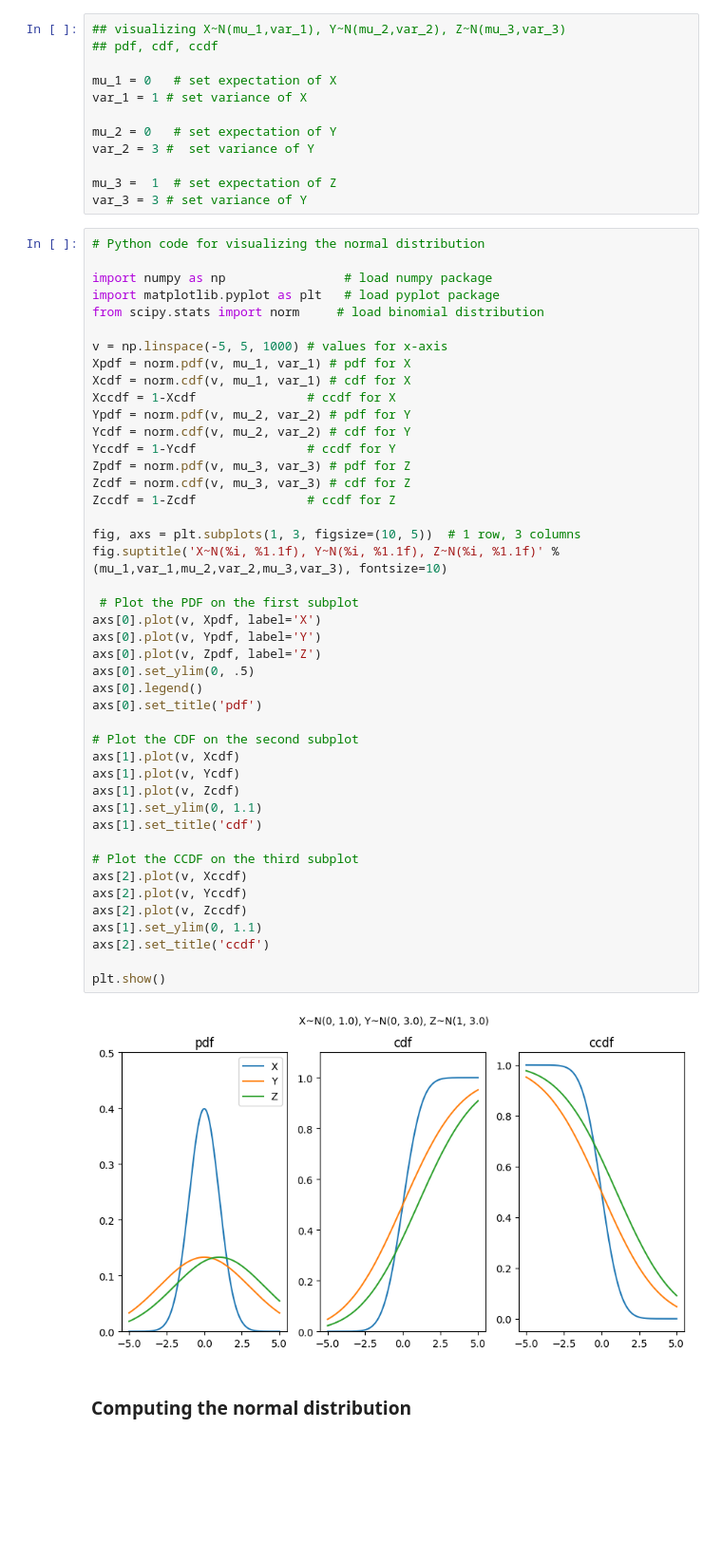
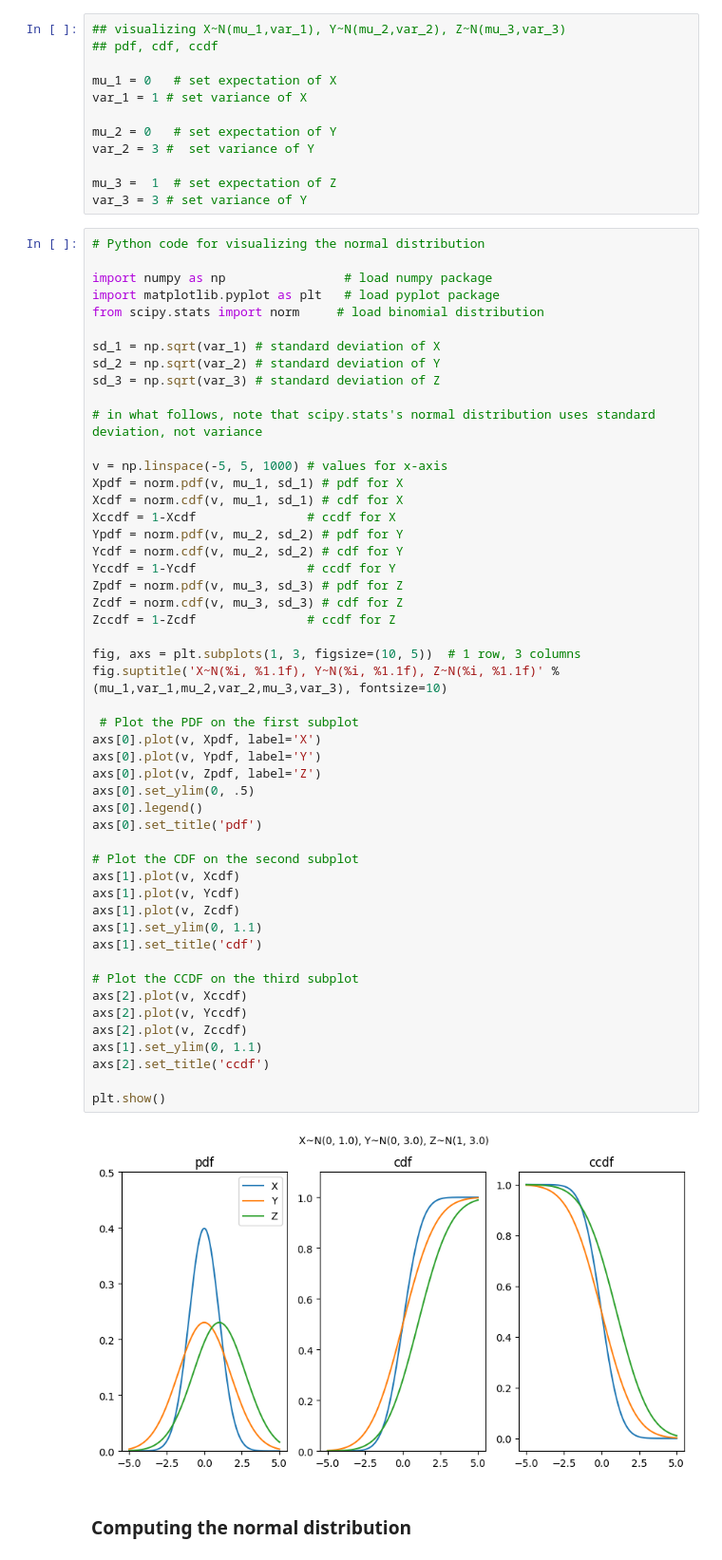
Before and after one commit to logic-teaching/philstatsbook, a Jupyter notebook: Chap04.ipynb, the cells around one changed output. Shown at 95% size. Cells and saved outputs as stored; diff of their text form; blank space fills up the shorter version.

```diff
--- a/Chap04.ipynb
+++ b/Chap04.ipynb
@@ -493,45 +493,51 @@ import numpy as np                # load numpy package
 import matplotlib.pyplot as plt   # load pyplot package
 from scipy.stats import norm     # load binomial distribution
 
+sd_1 = np.sqrt(var_1) # standard deviation of X
+sd_2 = np.sqrt(var_2) # standard deviation of Y
+sd_3 = np.sqrt(var_3) # standard deviation of Z
+
+# in what follows, note that scipy.stats's normal distribution uses standard deviation, not variance
+
 v = np.linspace(-5, 5, 1000) # values for x-axis
-Xpdf = norm.pdf(v, mu_1, var_1) # pdf for X
-Xcdf = norm.cdf(v, mu_1, var_1) # cdf for X
+Xpdf = norm.pdf(v, mu_1, sd_1) # pdf for X
+Xcdf = norm.cdf(v, mu_1, sd_1) # cdf for X
 Xccdf = 1-Xcdf               # ccdf for X
-Ypdf = norm.pdf(v, mu_2, var_2) # pdf for Y
-Ycdf = norm.cdf(v, mu_2, var_2) # cdf for Y
+Ypdf = norm.pdf(v, mu_2, sd_2) # pdf for Y
+Ycdf = norm.cdf(v, mu_2, sd_2) # cdf for Y
 Yccdf = 1-Ycdf               # ccdf for Y
-Zpdf = norm.pdf(v, mu_3, var_3) # pdf for Z
-Zcdf = norm.cdf(v, mu_3, var_3) # cdf for Z
+Zpdf = norm.pdf(v, mu_3, sd_3) # pdf for Z
+Zcdf = norm.cdf(v, mu_3, sd_3) # cdf for Z
 Zccdf = 1-Zcdf               # ccdf for Z
 
 fig, axs = plt.subplots(1, 3, figsize=(10, 5))  # 1 row, 3 columns
 fig.suptitle('X~N(%i, %1.1f), Y~N(%i, %1.1f), Z~N(%i, %1.1f)' % (mu_1,var_1,mu_2,var_2,mu_3,var_3), fontsize=10)
 
  # Plot the PDF on the first subplot
 axs[0].plot(v, Xpdf, label='X')
 axs[0].plot(v, Ypdf, label='Y')
 axs[0].plot(v, Zpdf, label='Z')
 axs[0].set_ylim(0, .5)
 axs[0].legend()
 axs[0].set_title('pdf')
 
 # Plot the CDF on the second subplot
 axs[1].plot(v, Xcdf)
 axs[1].plot(v, Ycdf)
 axs[1].plot(v, Zcdf)
 axs[1].set_ylim(0, 1.1)
 axs[1].set_title('cdf')
 
 # Plot the CCDF on the third subplot
 axs[2].plot(v, Xccdf)
 axs[2].plot(v, Yccdf)
 axs[2].plot(v, Zccdf)
 axs[1].set_ylim(0, 1.1)
 axs[2].set_title('ccdf')
 
 plt.show()
 # %% [output]
-[figure, old version]
+[figure, new version]
 # %% [markdown]
 ### Computing the normal distribution
 # %%
```
Also changed, not shown: parts of 1 cell of this notebook, 47 other files.
